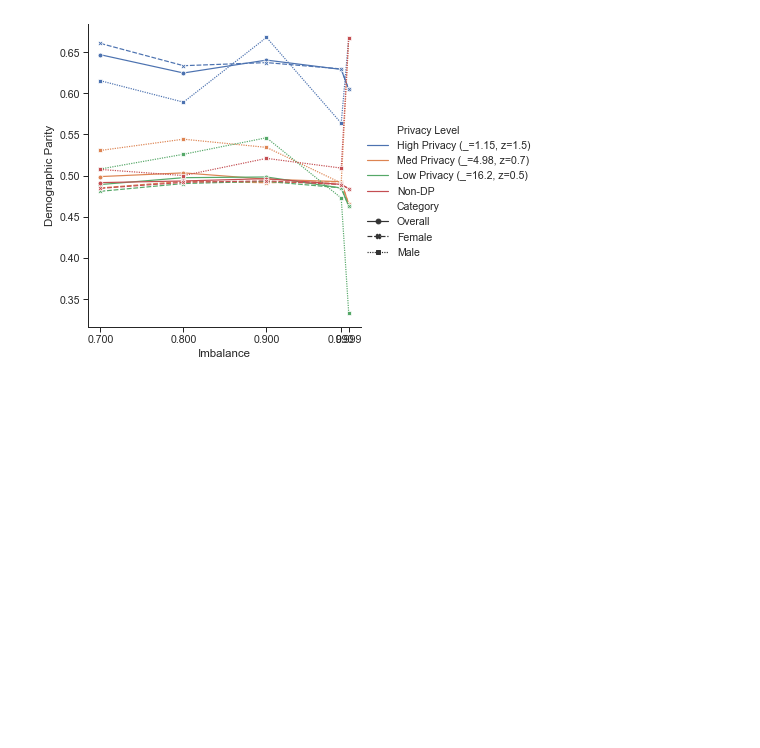
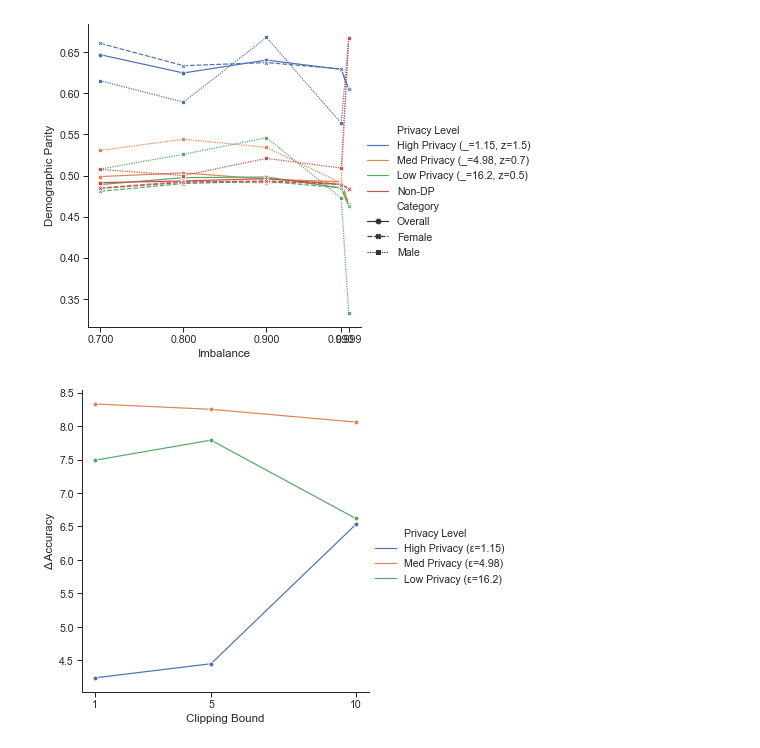
Before and after one commit to FarrandTom/deep-learning-fairness, a Jupyter notebook: figures/figures.ipynb, the cells around one changed output. Drawn from its saved outputs; the diff is of its cells as text; code cells hidden in the pictures; blank space fills up the shorter version.

```diff
--- a/figures/figures.ipynb
+++ b/figures/figures.ipynb
@@ -463,3 +493,38 @@ demographic_parity_plot.set(xticks=(0.7, 0.8, 0.9, 0.99, 0.999))
 # %% [output]
 <seaborn.axisgrid.FacetGrid at 0x...>
 [figure]
+# %%
+clipping_delta_df = pd.DataFrame.from_dict(data={
+    'Privacy Level': ['High Privacy (ε=1.15)', 'Med Privacy (ε=4.98)', 'Low Privacy (ε=16.2)',
+                      'High Privacy (ε=1.15)', 'Med Privacy (ε=4.98)', 'Low Privacy (ε=16.2)',
+                      'High Privacy (ε=1.15)', 'Med Privacy (ε=4.98)', 'Low Privacy (ε=16.2)'],
+    'Clipping Bound': [1, 1, 1,
+                  5, 5, 5,
+                  10, 10, 10],
+    'Δ Equality of Opportunity': [0.0529, 0.0279, 0.0440,
+                                  0.0915, 0.0380, 0.0520,
+                                  0.0687, 0.0388, 0.0479],
+    'Δ Demographic Parity': [0.0092, 0.0563, 0.0321,
+                             0.0454, 0.0456, 0.0271,
+                             0.0020, 0.0429, 0.0195],
+    'Δ Accuracy': [4.24, 8.33, 7.49,
+                   4.45, 8.25, 7.79,
+                   6.53, 8.06, 6.62],
+    'Δ False Negative Rate': [0.0529, 0.0279, 0.0440,
+                              0.0915, 0.0380, 0.0520,
+                              0.0687, 0.0388, 0.0479],
+    'Δ False Positive Rate': [0.0329, 0.1374, 0.1051,
+                              0.0009, 0.1260, 0.1031,
+                              0.0624, 0.1215, 0.0840],
+})
+# %%
+delta_clipping_accuracy_line_plot = sns.relplot(x="Clipping Bound",
+            y="Δ Accuracy",
+            hue="Privacy Level",
+            kind="line",
+            data=clipping_delta_df,
+            marker='o');
+delta_clipping_accuracy_line_plot.set(xticks=(1, 5, 10))
+delta_clipping_accuracy_line_plot.savefig(f'delta_clipping_accuracy_line_plot.pdf')
+# %% [output]
+[figure, added]
```
Also changed, not shown: parts of 11 cells of this notebook, 13 other files.
